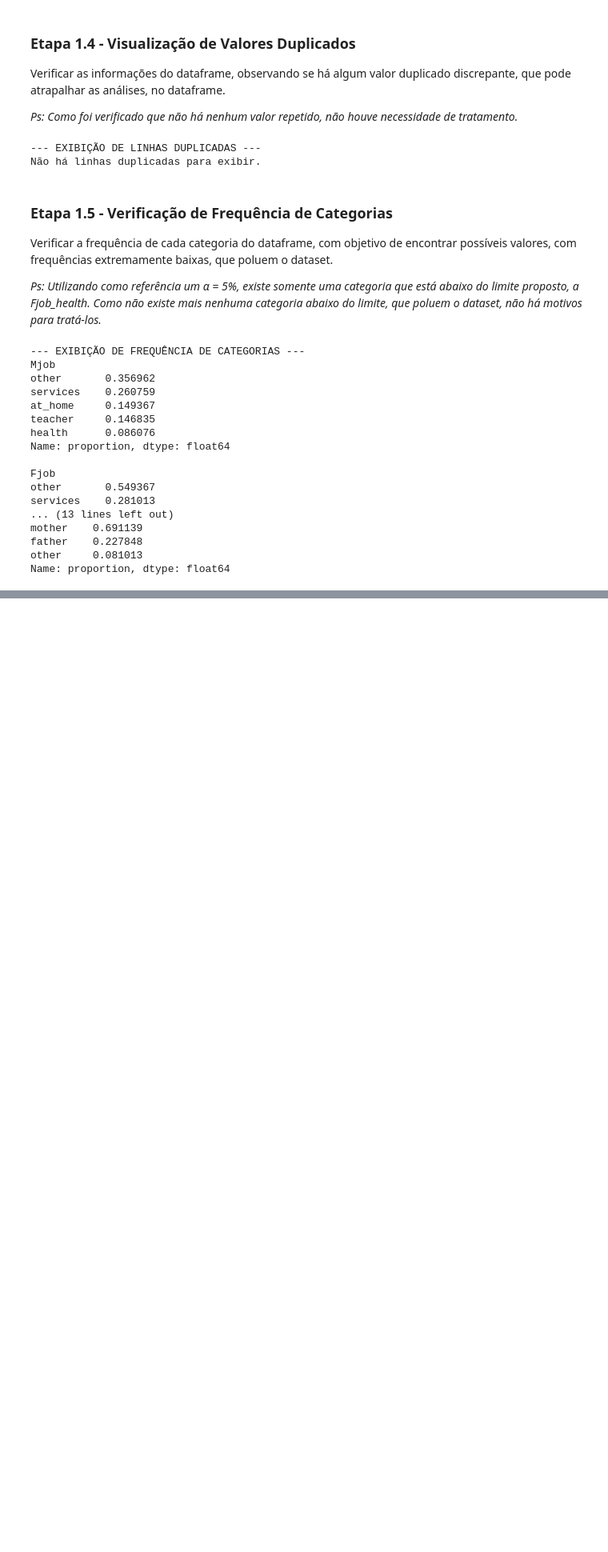
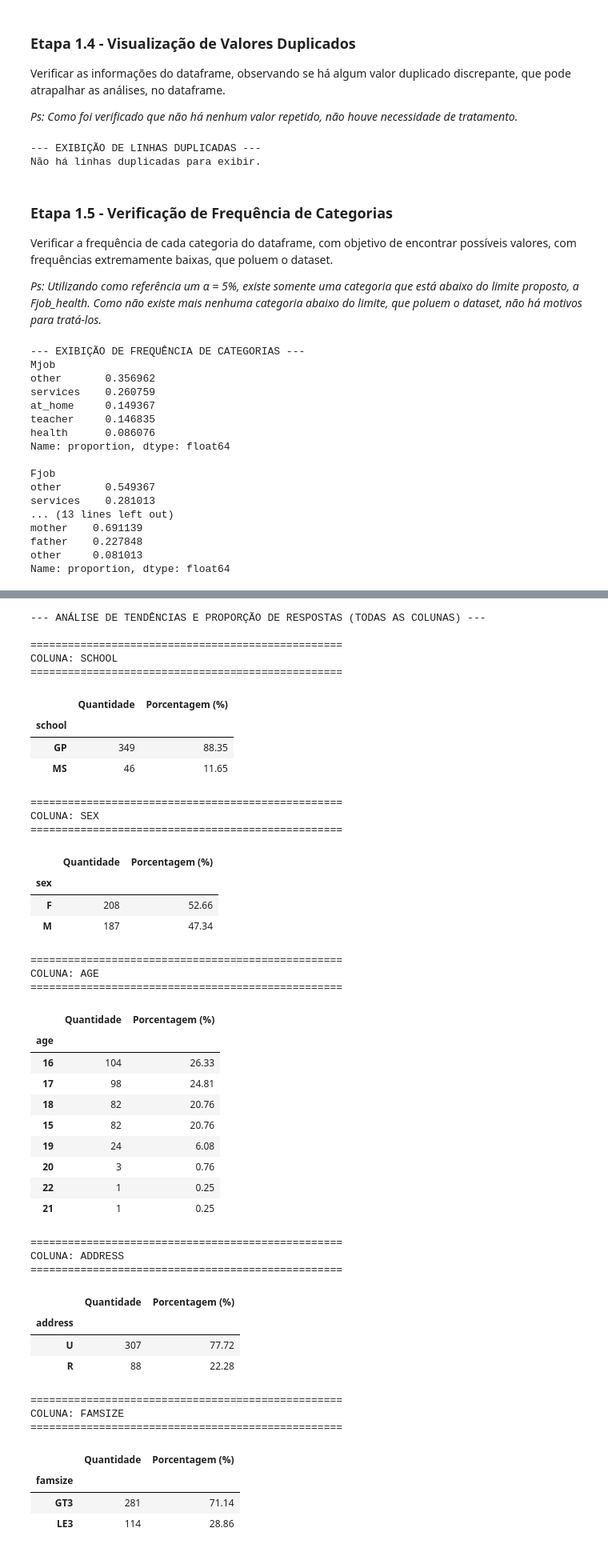
Before and after one commit to felipekenjidev/performance-estudantes, a Jupyter notebook: miniprojetods_performance_estudantes.ipynb, the cells around one changed output, grey strips where cells are left out. Shown at 80% size. Cells and saved outputs as stored; diff of their text form; code cells hidden in the pictures; blank space fills up the shorter version.

```diff
--- a/miniprojetods_performance_estudantes.ipynb
+++ b/miniprojetods_performance_estudantes.ipynb
@@ -147,0 +166,67 @@ Name: proportion, dtype: float64
+# %%
+print('--- ANÁLISE DE TENDÊNCIAS E PROPORÇÃO DE RESPOSTAS (TODAS AS COLUNAS) ---\n')
+
+# Vamos percorrer todas as colunas do dataset automaticamente
+for coluna in df.columns:
+    print(f"==================================================")
+    print(f"COLUNA: {coluna.upper()}")
+    print(f"==================================================")
+
+    # 1. Conta a quantidade absoluta de cada resposta
+    contagem = df[coluna].value_counts()
+
+    # 2. Calcula a porcentagem de cada resposta (multiplicamos por 100 e arredondamos)
+    porcentagem = df[coluna].value_counts(normalize=True) * 100
+
+    # 3. Junta as duas informações em um novo DataFrame para exibir bonitinho lado a lado
+    analise_coluna = pd.DataFrame({
+        'Quantidade': contagem,
+        'Porcentagem (%)': porcentagem.round(2)
+    })
+
+    display(analise_coluna)
+    print("\n") # Dá um espaço entre as colunas para não virar bagunça
+# %% [output]
+--- ANÁLISE DE TENDÊNCIAS E PROPORÇÃO DE RESPOSTAS (TODAS AS COLUNAS) ---
+
+==================================================
+COLUNA: SCHOOL
+==================================================
+|  | Quantidade | Porcentagem (%) |
+| school |  |  |
+| GP | 349 | 88.35 |
+| MS | 46 | 11.65 |
+==================================================
+COLUNA: SEX
+==================================================
+|  | Quantidade | Porcentagem (%) |
+| sex |  |  |
+| F | 208 | 52.66 |
+| M | 187 | 47.34 |
+==================================================
+COLUNA: AGE
+==================================================
+|  | Quantidade | Porcentagem (%) |
+| age |  |  |
+| 16 | 104 | 26.33 |
+| 17 | 98 | 24.81 |
+| 18 | 82 | 20.76 |
+| 15 | 82 | 20.76 |
+| 19 | 24 | 6.08 |
+| 20 | 3 | 0.76 |
+| 22 | 1 | 0.25 |
+| 21 | 1 | 0.25 |
+==================================================
+COLUNA: ADDRESS
+==================================================
+|  | Quantidade | Porcentagem (%) |
+| address |  |  |
+| U | 307 | 77.72 |
+| R | 88 | 22.28 |
+==================================================
+COLUNA: FAMSIZE
+==================================================
+|  | Quantidade | Porcentagem (%) |
+| famsize |  |  |
+| GT3 | 281 | 71.14 |
+| LE3 | 114 | 28.86 |
```
Also changed, not shown: parts of 3 cells of this notebook.
